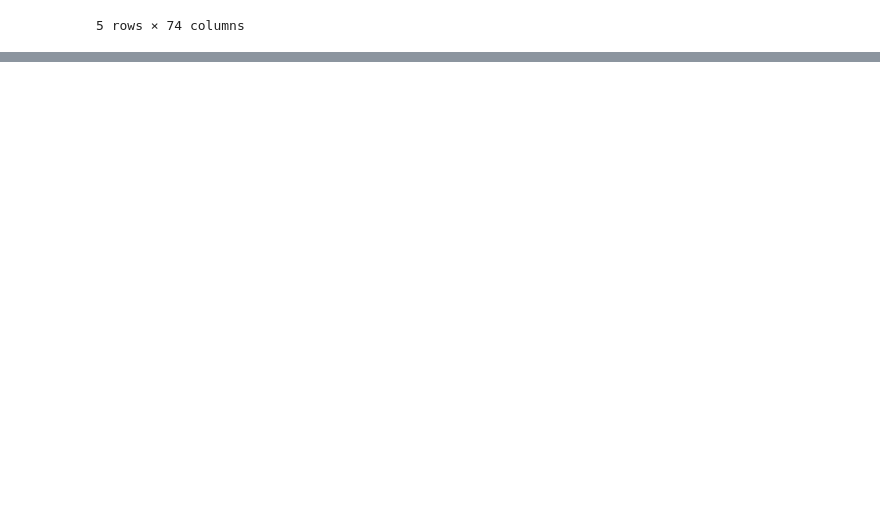
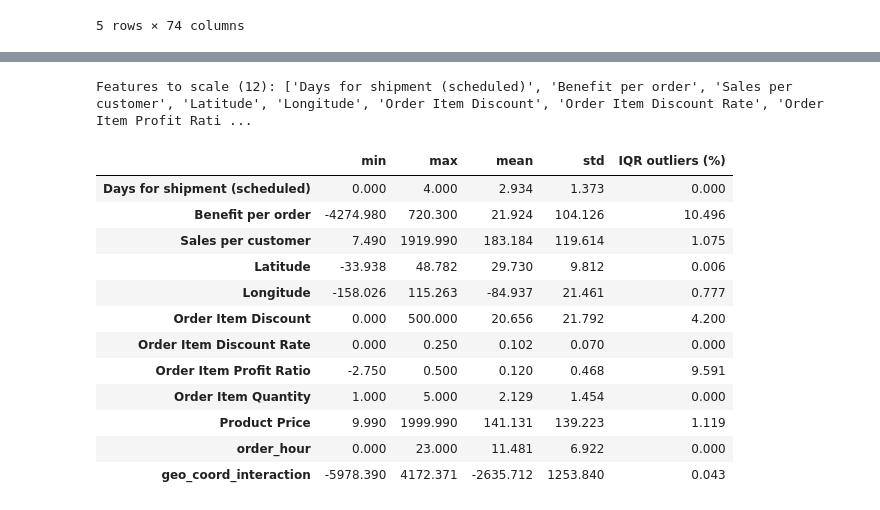
Before and after one commit to thamidu02/supply_chain_ML_model, a Jupyter notebook: test.ipynb, the cells around one changed output, grey strips where cells are left out. Drawn from its saved outputs; the diff is of its cells as text; code cells hidden in the pictures; blank space fills up the shorter version.

```diff
--- a/test.ipynb
+++ b/test.ipynb
@@ -1723,0 +1738,57 @@ X_test_final.head()
+# %%
+import numpy as np
+import pandas as pd
+
+# These are the unencoded numeric measures retained in the current final feature handoff.
+scale_feature_candidates = [
+    'Days for shipment (scheduled)',
+    'Benefit per order',
+    'Sales per customer',
+    'Latitude',
+    'Longitude',
+    'Order Item Discount',
+    'Order Item Discount Rate',
+    'Order Item Profit Ratio',
+    'Order Item Quantity',
+    'Product Price',
+    'order_hour',
+    'geo_coord_interaction',
+]
+
+assert X_train_final.columns.equals(X_test_final.columns), 'Train/test feature columns must match.'
+missing_scale_features = [c for c in scale_feature_candidates if c not in X_train_final.columns]
+if missing_scale_features:
+    raise ValueError(f'Expected selected numeric features are missing: {missing_scale_features}')
+
+scale_feature_cols = scale_feature_candidates
+assert target_col not in scale_feature_cols
+assert 'Order Id' not in scale_feature_cols
+assert not set(scale_feature_cols).intersection(leakage_cols)
+
+train_numeric = X_train_final[scale_feature_cols]
+q1 = train_numeric.quantile(0.25)
+q3 = train_numeric.quantile(0.75)
+iqr = q3 - q1
+iqr_outlier_pct = (
+    train_numeric.lt(q1 - 1.5 * iqr) | train_numeric.gt(q3 + 1.5 * iqr)
+).mean() * 100
+
+scale_profile = train_numeric.agg(['min', 'max', 'mean', 'std']).T
+scale_profile['IQR outliers (%)'] = iqr_outlier_pct
+print(f'Features to scale ({len(scale_feature_cols)}): {scale_feature_cols}')
+display(scale_profile.round(3))
+# %% [output]
+Features to scale (12): ['Days for shipment (scheduled)', 'Benefit per order', 'Sales per customer', 'Latitude', 'Longitude', 'Order Item Discount', 'Order Item Discount Rate', 'Order Item Profit Rati ...
+|  | min | max | mean | std | IQR outliers (%) |
+| Days for shipment (scheduled) | 0.000 | 4.000 | 2.934 | 1.373 | 0.000 |
+| Benefit per order | -4274.980 | 720.300 | 21.924 | 104.126 | 10.496 |
+| Sales per customer | 7.490 | 1919.990 | 183.184 | 119.614 | 1.075 |
+| Latitude | -33.938 | 48.782 | 29.730 | 9.812 | 0.006 |
+| Longitude | -158.026 | 115.263 | -84.937 | 21.461 | 0.777 |
+| Order Item Discount | 0.000 | 500.000 | 20.656 | 21.792 | 4.200 |
+| Order Item Discount Rate | 0.000 | 0.250 | 0.102 | 0.070 | 0.000 |
+| Order Item Profit Ratio | -2.750 | 0.500 | 0.120 | 0.468 | 9.591 |
+| Order Item Quantity | 1.000 | 5.000 | 2.129 | 1.454 | 0.000 |
+| Product Price | 9.990 | 1999.990 | 141.131 | 139.223 | 1.119 |
+| order_hour | 0.000 | 23.000 | 11.481 | 6.922 | 0.000 |
+| geo_coord_interaction | -5978.390 | 4172.371 | -2635.712 | 1253.840 | 0.043 |
```
Also changed, not shown: parts of 5 cells of this notebook.
